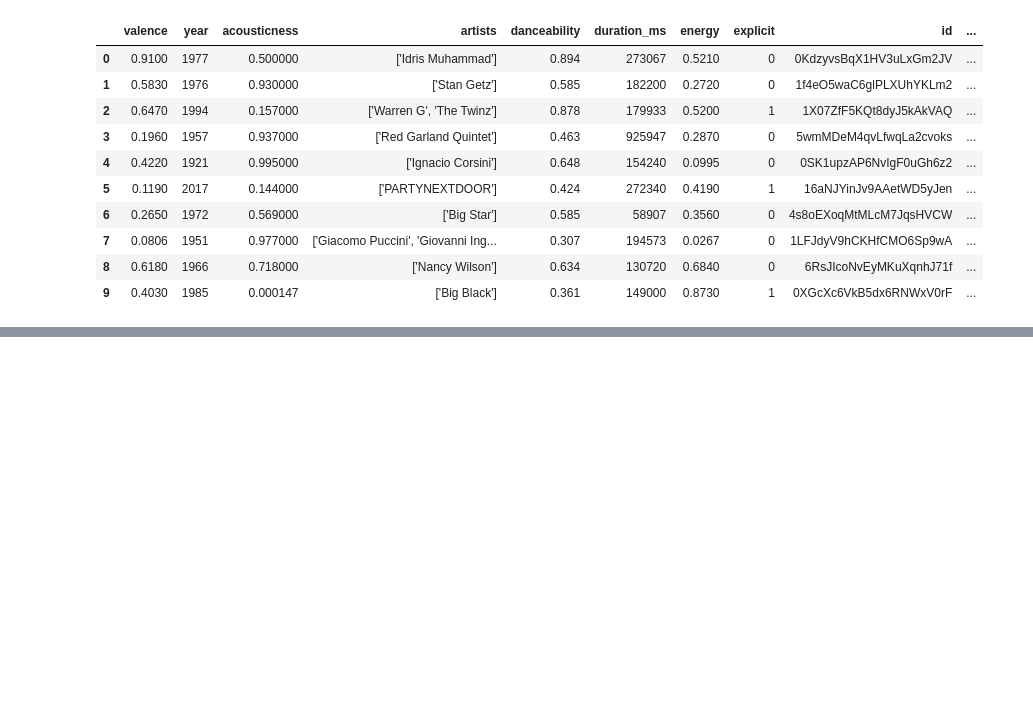
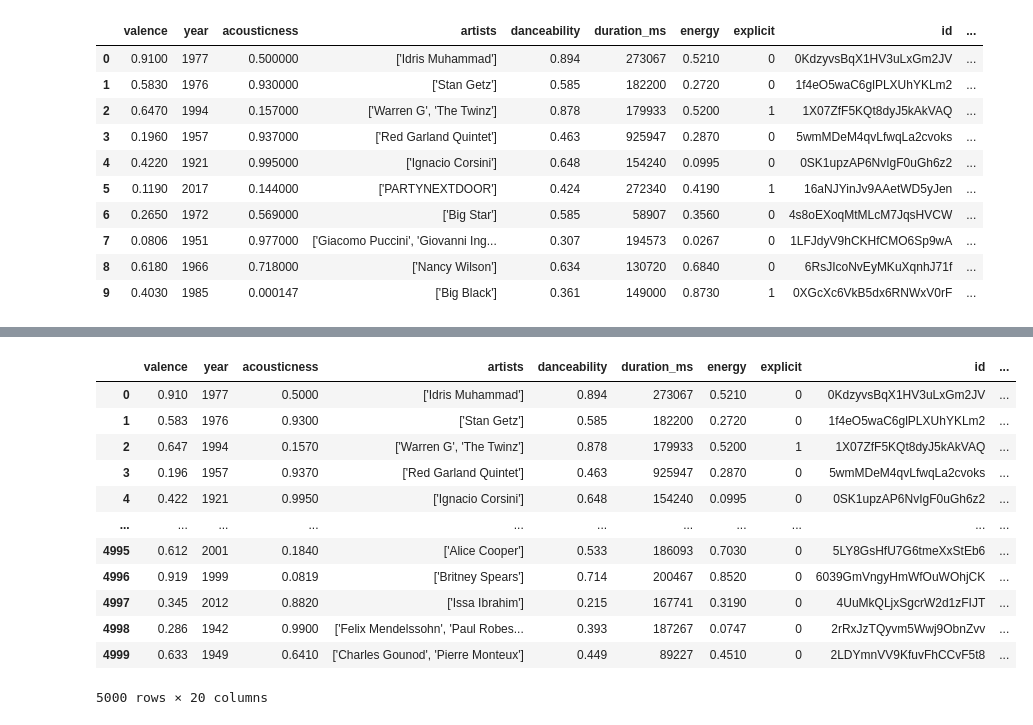
Before and after one commit to PratishaBista/kmeans-recommender, a Jupyter notebook: data/Notebook.ipynb, the cells around one changed output, grey strips where cells are left out. Saved outputs shown, nothing was run; the diff lists cells and outputs as text; code cells hidden in the pictures; blank space fills up the shorter version.

```diff
--- a/data/Notebook.ipynb
+++ b/data/Notebook.ipynb
@@ -18,0 +36,9 @@ df.head(10)
+# %%
+from sklearn.preprocessing import StandardScaler
+
+numerical_features = ['valence', 'danceability', 'energy', 'tempo', 'acousticness', 'liveness', 'speechiness', 'instrumentalness']
+
+scaler = StandardScaler()
+df_scaled = pd.DataFrame(scaler.fit_transform(df[numerical_features]), columns=numerical_features)
+
+df_scaled
@@ -18,0 +103,4 @@ df.head(10)
+# %%
+optimal_k = 5
+kmeans = KMeans(n_clusters=optimal_k, random_state=42)
+df["Cluster"] = kmeans.fit_predict(df_scaled)
@@ -18,0 +117,16 @@ df.head(10)
+# %%
+df
+# %% [output]
+|  | valence | year | acousticness | artists | danceability | duration_ms | energy | explicit | id | ... |
+| 0 | 0.910 | 1977 | 0.5000 | ['Idris Muhammad'] | 0.894 | 273067 | 0.5210 | 0 | 0KdzyvsBqX1HV3uLxGm2JV | ... |
+| 1 | 0.583 | 1976 | 0.9300 | ['Stan Getz'] | 0.585 | 182200 | 0.2720 | 0 | 1f4eO5waC6glPLXUhYKLm2 | ... |
+| 2 | 0.647 | 1994 | 0.1570 | ['Warren G', 'The Twinz'] | 0.878 | 179933 | 0.5200 | 1 | 1X07ZfF5KQt8dyJ5kAkVAQ | ... |
+| 3 | 0.196 | 1957 | 0.9370 | ['Red Garland Quintet'] | 0.463 | 925947 | 0.2870 | 0 | 5wmMDeM4qvLfwqLa2cvoks | ... |
+| 4 | 0.422 | 1921 | 0.9950 | ['Ignacio Corsini'] | 0.648 | 154240 | 0.0995 | 0 | 0SK1upzAP6NvIgF0uGh6z2 | ... |
+| ... | ... | ... | ... | ... | ... | ... | ... | ... | ... | ... |
+| 4995 | 0.612 | 2001 | 0.1840 | ['Alice Cooper'] | 0.533 | 186093 | 0.7030 | 0 | 5LY8GsHfU7G6tmeXxStEb6 | ... |
+| 4996 | 0.919 | 1999 | 0.0819 | ['Britney Spears'] | 0.714 | 200467 | 0.8520 | 0 | 6039GmVngyHmWfOuWOhjCK | ... |
+| 4997 | 0.345 | 2012 | 0.8820 | ['Issa Ibrahim'] | 0.215 | 167741 | 0.3190 | 0 | 4UuMkQLjxSgcrW2d1zFIJT | ... |
+| 4998 | 0.286 | 1942 | 0.9900 | ['Felix Mendelssohn', 'Paul Robes... | 0.393 | 187267 | 0.0747 | 0 | 2rRxJzTQyvm5Wwj9ObnZvv | ... |
+| 4999 | 0.633 | 1949 | 0.6410 | ['Charles Gounod', 'Pierre Monteux'] | 0.449 | 89227 | 0.4510 | 0 | 2LDYmnVV9KfuvFhCCvF5t8 | ... |
+5000 rows × 20 columns
```
Also changed, not shown: parts of 13 cells of this notebook, 3 other files.
